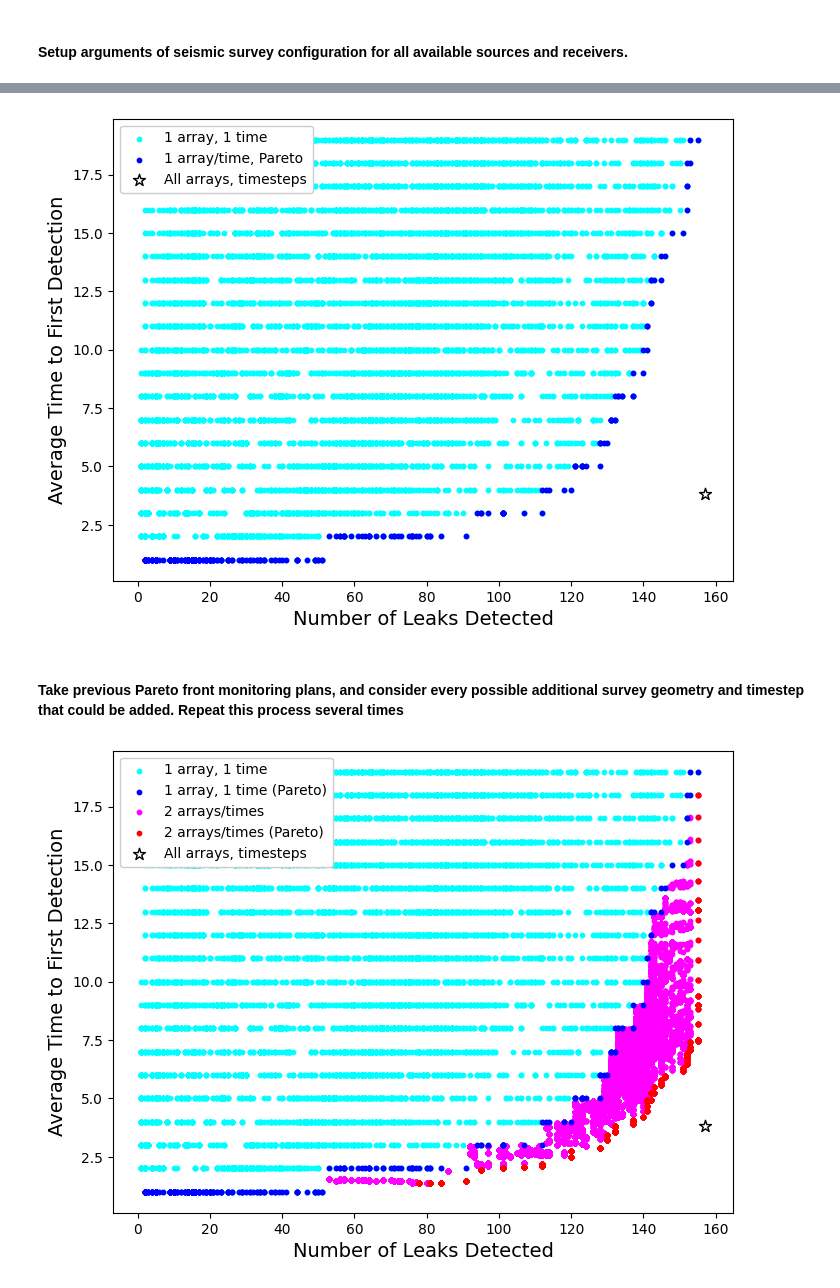
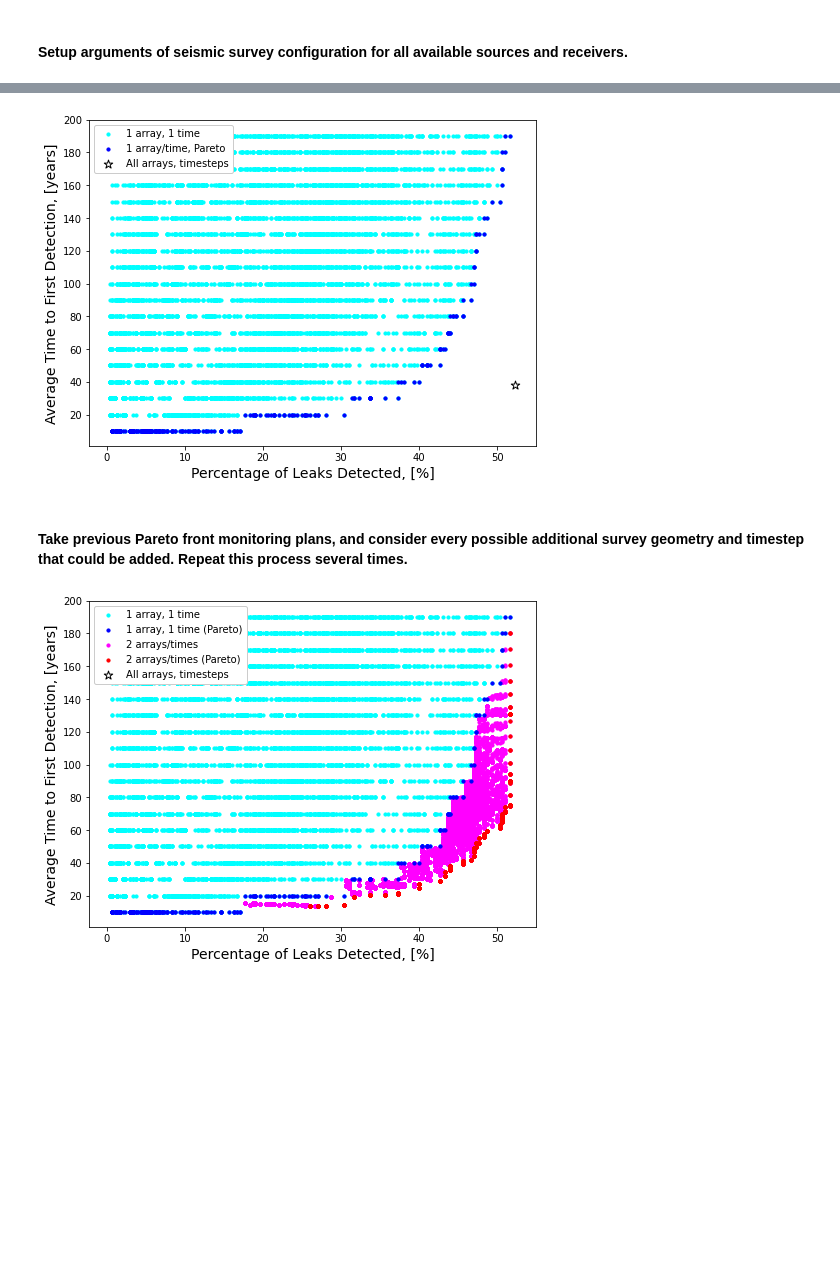
Before and after one commit to ShaparakSalek/RAMP, a Jupyter notebook: examples/notebooks/ramp_sys_monitoring_optimization.ipynb, the cells around one changed output, grey strips where cells are left out. Saved outputs shown, nothing was run; the diff lists cells and outputs as text; code cells hidden in the pictures; blank space fills up the shorter version.

```diff
--- a/examples/notebooks/ramp_sys_monitoring_optimization.ipynb
+++ b/examples/notebooks/ramp_sys_monitoring_optimization.ipynb
@@ -140,24 +67,29 @@ for iScenario in range(nrms.shape[1]):
 # %%
+num_scenarios = 300
 plans1 = single_array_timings(nrmsBool)
 plans1up = find_unique_pareto(plans1)
 
 x1 = np.array([plan[1] for plan in plans1])
 y1 = np.array([plan[2] for plan in plans1])
-r1 = pareto(x1,y1)
-
-plt.figure(figsize=(8,6))
-plt.scatter(x1,y1,s=10,c='cyan',label='1 array, 1 time')
-plt.scatter(x1[r1==1],y1[r1==1],s=10,c='blue',label='1 array/time, Pareto')
-plt.scatter(det_best,np.mean(ttd_best),s=80,marker='*',ec='black',fc='white',zorder=5,label='All arrays, timesteps')
-xlim = plt.xlim()
-ylim = plt.ylim()
-plt.xlim(xlim)
-plt.ylim(ylim)
-plt.xlabel('Number of Leaks Detected',fontsize=14)
-plt.ylabel('Average Time to First Detection',fontsize=14)
-plt.legend(loc='upper left', framealpha=1.0)
-plt.show()
+r1 = pareto(x1, y1)
-# %% [output]
-[figure, removed]
+# %%
+yticks_labels = np.linspace(20, 200, num=10, dtype=int)
+
+plt.figure(figsize=(8, 6))
+plt.scatter(100*x1/num_scenarios, 10*y1, s=10, c='cyan', label='1 array, 1 time')
+plt.scatter(100*x1[r1==1]/num_scenarios, 10*y1[r1==1], s=10, c='blue', label='1 array/time, Pareto')
+plt.scatter(100*det_best/num_scenarios, 10*np.mean(ttd_best), s=80, marker='*', ec='black',
+            fc='white', zorder=5, label='All arrays, timesteps')
+xlim = plt.xlim()
+ylim = plt.ylim()
+plt.xlim(xlim)
+plt.ylim(ylim)
+plt.xlabel('Percentage of Leaks Detected, [%]', fontsize=14)
+plt.ylabel('Average Time to First Detection, [years]', fontsize=14)
+plt.yticks(yticks_labels)
+plt.legend(loc='upper left', framealpha=1.0)
+plt.show()
+# %% [output]
+[figure, added]
 # %% [markdown]
-#### Take previous Pareto front monitoring plans, and consider every possible additional survey geometry and timestep that could be added. Repeat this process several times
+#### Take previous Pareto front monitoring plans, and consider every possible additional survey geometry and timestep that could be added. Repeat this process several times.
@@ -164,22 +103,16 @@ plt.show()
 # %%
-plans2 = additional_array_timings(plans1up,nrmsBool)
-plans2up = find_unique_pareto(plans2)
-
-x2 = np.array([plan[1] for plan in plans2])
-y2 = np.array([plan[2] for plan in plans2])
-r2 = pareto(x2,y2)
-
-plt.figure(figsize=(8,6))
-plt.scatter(x1,y1,s=10,c='cyan',label='1 array, 1 time')
-plt.scatter(x1[r1==1],y1[r1==1],s=10,c='blue',zorder=4,label='1 array, 1 time (Pareto)')
-plt.scatter(x2,y2,s=10,c='magenta',zorder=1,label='2 arrays/times')
-plt.scatter(x2[r2==1],y2[r2==1],s=10,c='red',zorder=2,label='2 arrays/times (Pareto)')
-plt.scatter(det_best,np.mean(ttd_best),s=80,marker='*',ec='black',fc='white',zorder=5,label='All arrays, timesteps')
+plt.figure(figsize=(8, 6))
+plt.scatter(100*x1/num_scenarios, 10*y1, s=10, c='cyan', label='1 array, 1 time')
+plt.scatter(100*x1[r1==1]/num_scenarios, 10*y1[r1==1], s=10, c='blue', zorder=4, label='1 array, 1 time (Pareto)')
+plt.scatter(100*x2/num_scenarios, 10*y2, s=10, c='magenta', zorder=1, label='2 arrays/times')
+plt.scatter(100*x2[r2==1]/num_scenarios, 10*y2[r2==1], s=10, c='red', zorder=2, label='2 arrays/times (Pareto)')
+plt.scatter(100*det_best, np.mean(ttd_best), s=80, marker='*', ec='black', fc='white', zorder=5, label='All arrays, timesteps')
 plt.xlim(xlim)
 plt.ylim(ylim)
-plt.xlabel('Number of Leaks Detected',fontsize=14)
-plt.ylabel('Average Time to First Detection',fontsize=14)
+plt.xlabel('Percentage of Leaks Detected, [%]', fontsize=14)
+plt.ylabel('Average Time to First Detection, [years]', fontsize=14)
+plt.yticks(yticks_labels)
 plt.legend(loc='upper left', framealpha=1.0)
 plt.show()
 # %% [output]
-[figure, old version]
+[figure, new version]
```
Also changed, not shown: parts of 21 cells of this notebook.
